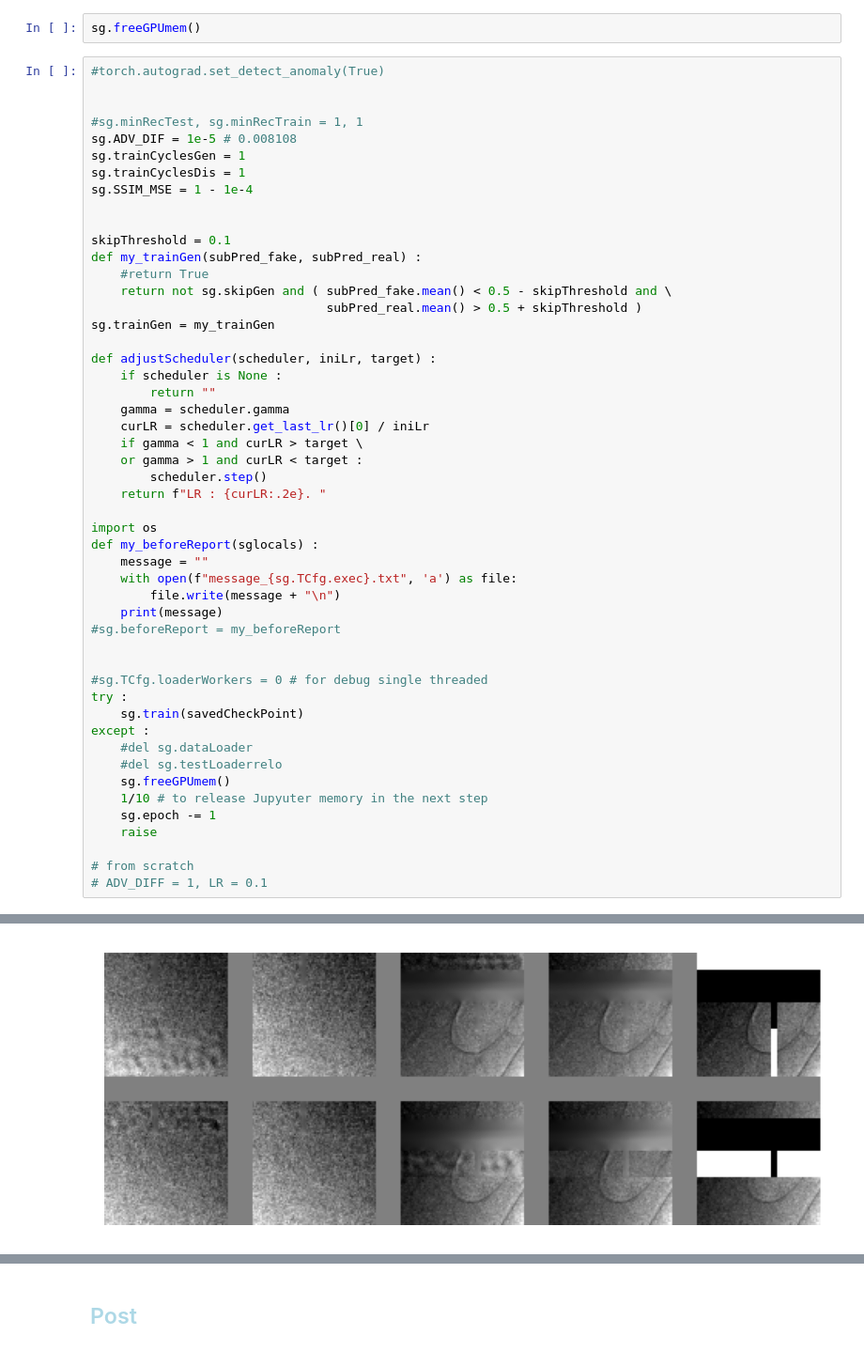
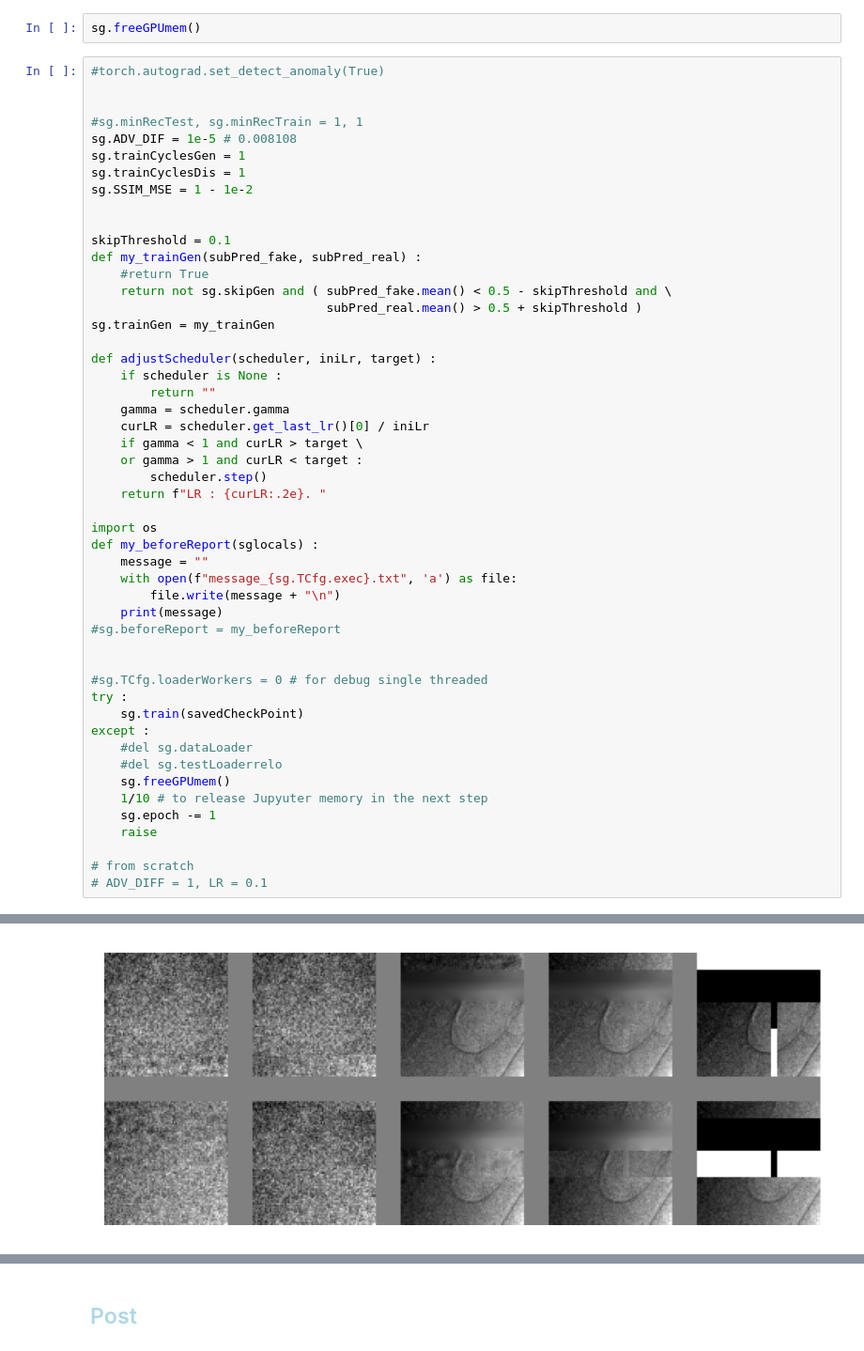
Before and after one commit to antonmx/shiftpatch, a Jupyter notebook: shiftpatch_bp2.ipynb, the cells around one changed output, grey strips where cells are left out. Shown at 94% size. Drawn from its saved outputs; the diff is of its cells as text.

```diff
--- a/shiftpatch_bp2.ipynb
+++ b/shiftpatch_bp2.ipynb
@@ -284,7 +284,7 @@ sg.freeGPUmem()
 sg.ADV_DIF = 1e-5 # 0.008108
 sg.trainCyclesGen = 1
 sg.trainCyclesDis = 1
-sg.SSIM_MSE = 1 - 1e-4
+sg.SSIM_MSE = 1 - 1e-2
 
 
 skipThreshold = 0.1
@@ -334 +334 @@ Reference images.                        Dis: 0.724 (0.483)  Adv: 0.677 (0.513)
-[figure, old version]
+[figure, new version]
```
Also changed, not shown: parts of 4 cells of this notebook, 3 other files.
